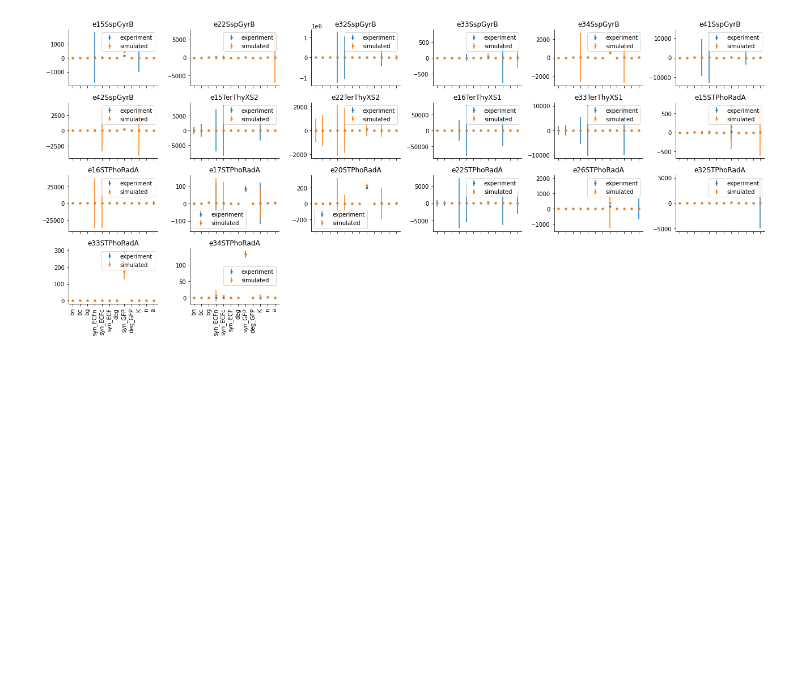
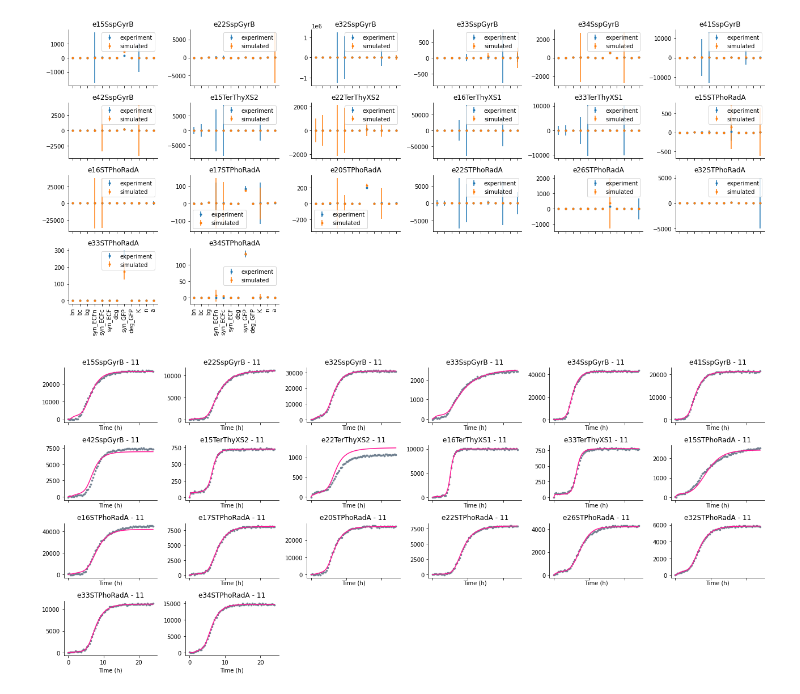
Before and after one commit to rmardian/intein-based-circuits, a Jupyter notebook: Parameter Estimation - Basal and Other Induction States.ipynb, the cells around one changed output. Cells and saved outputs as stored; diff of their text form; code cells hidden in the pictures; blank space fills up the shorter version.

```diff
--- a/Parameter Estimation - Basal and Other Induction States.ipynb
+++ b/Parameter Estimation - Basal and Other Induction States.ipynb
@@ -501,3 +501,19 @@ plt.tight_layout()
 sns.despine()
 # %% [output]
 [figure]
+# %%
+f, axs = plt.subplots(4, 6, sharex=True, sharey=False, figsize=(18, 8))
+axr = axs.ravel()
+idx = len(fluo_selected.iloc[:,0])
+for i, ax in enumerate(axr):
+    if i < len(f_t_res_all2):
+        ax.scatter(f_t_res_all2[i][-len(fluo_selected.iloc[:,0]):]/60, f_data_res_all2[i][-len(fluo_selected.iloc[:,0]):], c='slategrey', s=7)
+        ax.plot(f_t_res_all2[i][-len(fluo_selected.iloc[:,0]):]/60, f_sim_res_all2[i][-len(fluo_selected.iloc[:,0]):], c='deeppink')
+        ax.set_title(gates[i] + ' - 11')
+        ax.set_xlabel('Time (h)')
+    else:
+        ax.set_visible(False)
+plt.tight_layout()
+sns.despine()
+# %% [output]
+[figure, added]
```
Also changed, not shown: 15 other files.
